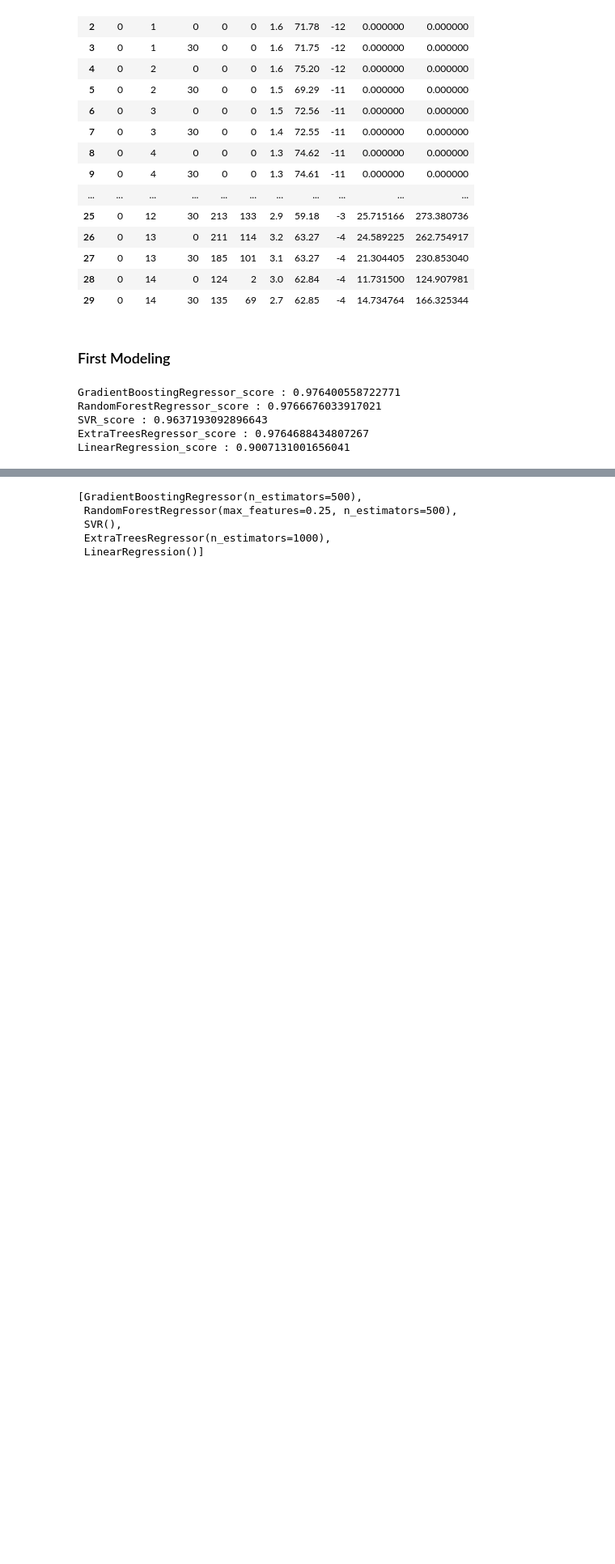
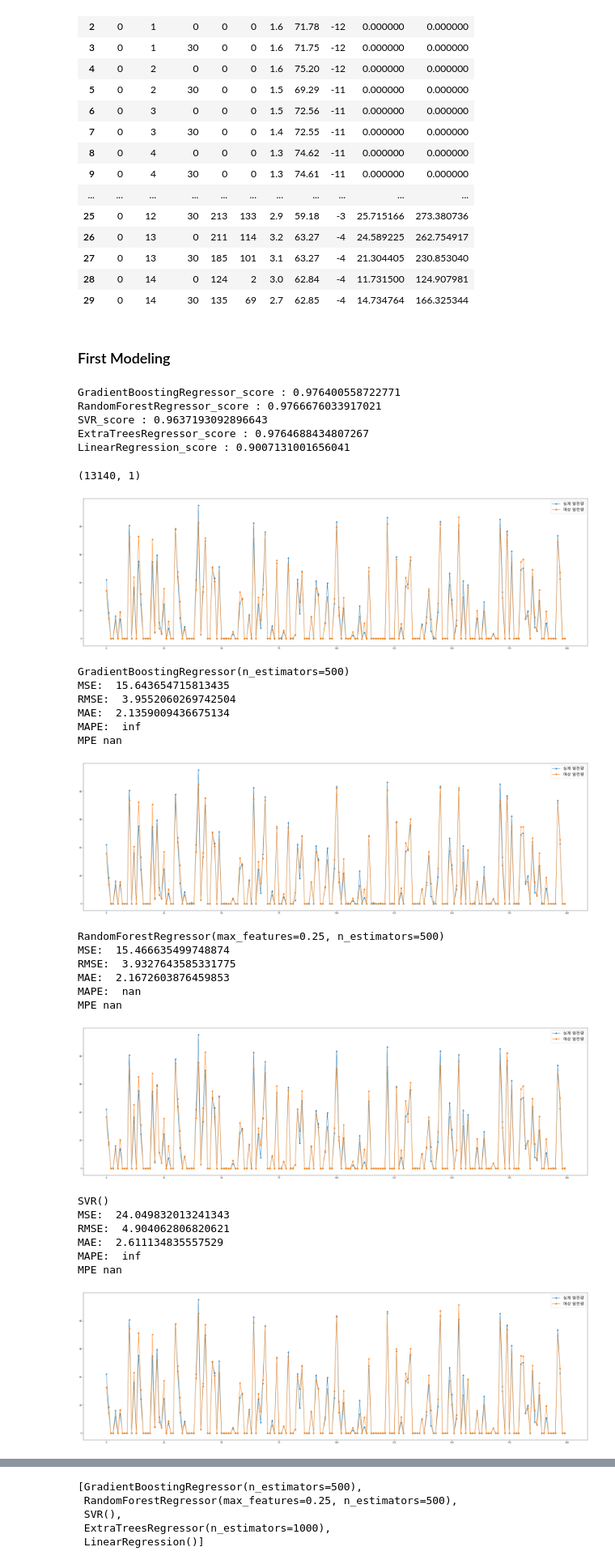
Before and after one commit to J-woooo/Dacon, a Jupyter notebook: jiiiiiiiiiiiiiiin/GHI.ipynb, the cells around one changed output, grey strips where cells are left out. Shown at 81% size. Cells and saved outputs as stored; diff of their text form; code cells hidden in the pictures; blank space fills up the shorter version.

```diff
--- a/jiiiiiiiiiiiiiiin/GHI.ipynb
+++ b/jiiiiiiiiiiiiiiin/GHI.ipynb
@@ -178,3 +180,52 @@ def MAPE(y_test, y_pred):
 
 def MPE(y_test, y_pred):
     return np.mean((y_test - y_pred) / y_test) * 100
+# %%
+y_test.shape
+# %% [output]
+(13140, 1)
+# %%
+def show_predict(model_list, X, y):
+    for model in model_list:
+        size = 200
+        y_predict = model.predict(X)
+        plt.figure(figsize=(40,12))
+        plt.plot(range(size), y[:size], marker='^', label='실제 발전량')
+        plt.plot(range(size), y_predict[:size], marker='o', label='예상 발전량')
+        plt.legend(fontsize='xx-large')
+        plt.show()
+        mse = mean_squared_error(y_test, y_predict)
+        rmse = np.sqrt(mse)
+        mae = mean_absolute_error(y_test, y_predict)
+        mape= MAPE(y_test, y_predict)
+        mpe = MPE(y_test, y_predict)
+        print(model)
+        print("MSE: ", mse)
+        print("RMSE: ", rmse)
+        print("MAE: ",mae)
+        print("MAPE: ", mape)
+        print("MPE", mpe)
+show_predict(models, X_test, y_test)
+# %% [output]
+[figure, added]
+GradientBoostingRegressor(n_estimators=500)
+MSE:  15.643654715813435
+RMSE:  3.9552060269742504
+MAE:  2.1359009436675134
+MAPE:  inf
+MPE nan
+[figure, added]
+RandomForestRegressor(max_features=0.25, n_estimators=500)
+MSE:  15.466635499748874
+RMSE:  3.9327643585331775
+MAE:  2.1672603876459853
+MAPE:  nan
+MPE nan
+[figure, added]
+SVR()
+MSE:  24.049832013241343
+RMSE:  4.904062806820621
+MAE:  2.611134835557529
+MAPE:  inf
+MPE nan
+[figure, added]
```
Also changed, not shown: parts of 8 cells of this notebook.
